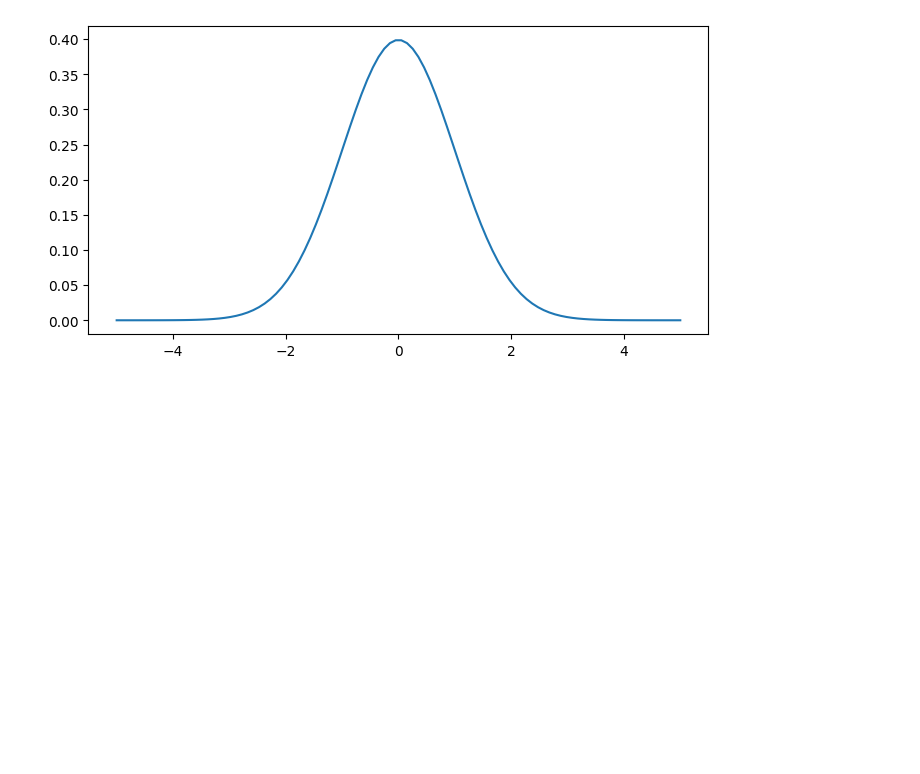
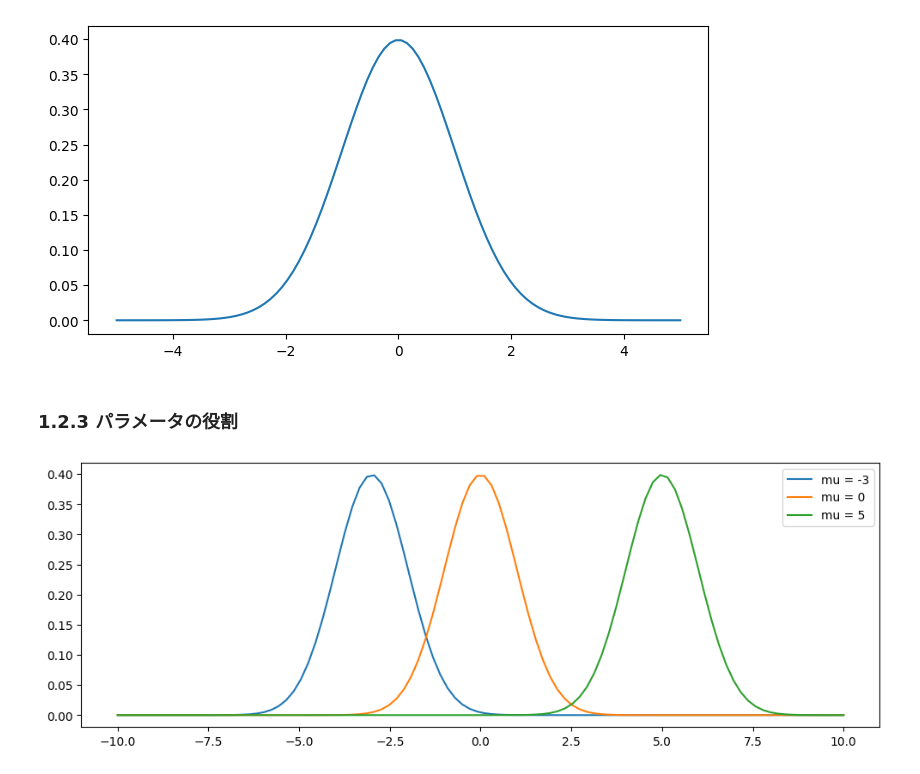
Before and after one commit to Spica08/deep-learning-from-scratch-5, a Jupyter notebook: step1.ipynb, the cells around one changed output. Drawn from its saved outputs; the diff is of its cells as text; code cells hidden in the pictures; blank space fills up the shorter version.

```diff
--- a/step1.ipynb
+++ b/step1.ipynb
@@ -56,3 +56,20 @@ ax.plot(x, y)
 fig.show()
 # %% [output]
 [figure]
+# %% [markdown]
+### 1.2.3 パラメータの役割
+# %%
+x = np.linspace(-10, 10, 100)
+y0 = normal(x, mu = -3)
+y1 = normal(x, mu = 0)
+y2 = normal(x, mu = 5)
+
+# effect of parameter "mu"
+fig, ax = plt.subplots(figsize = (12, 4))
+ax.plot(x, y0)
+ax.plot(x, y1)
+ax.plot(x, y2)
+ax.legend(["mu = -3", "mu = 0", "mu = 5"])
+fig.show()
+# %% [output]
+[figure, added]
```
Also changed, not shown: parts of 16 cells of this notebook.
